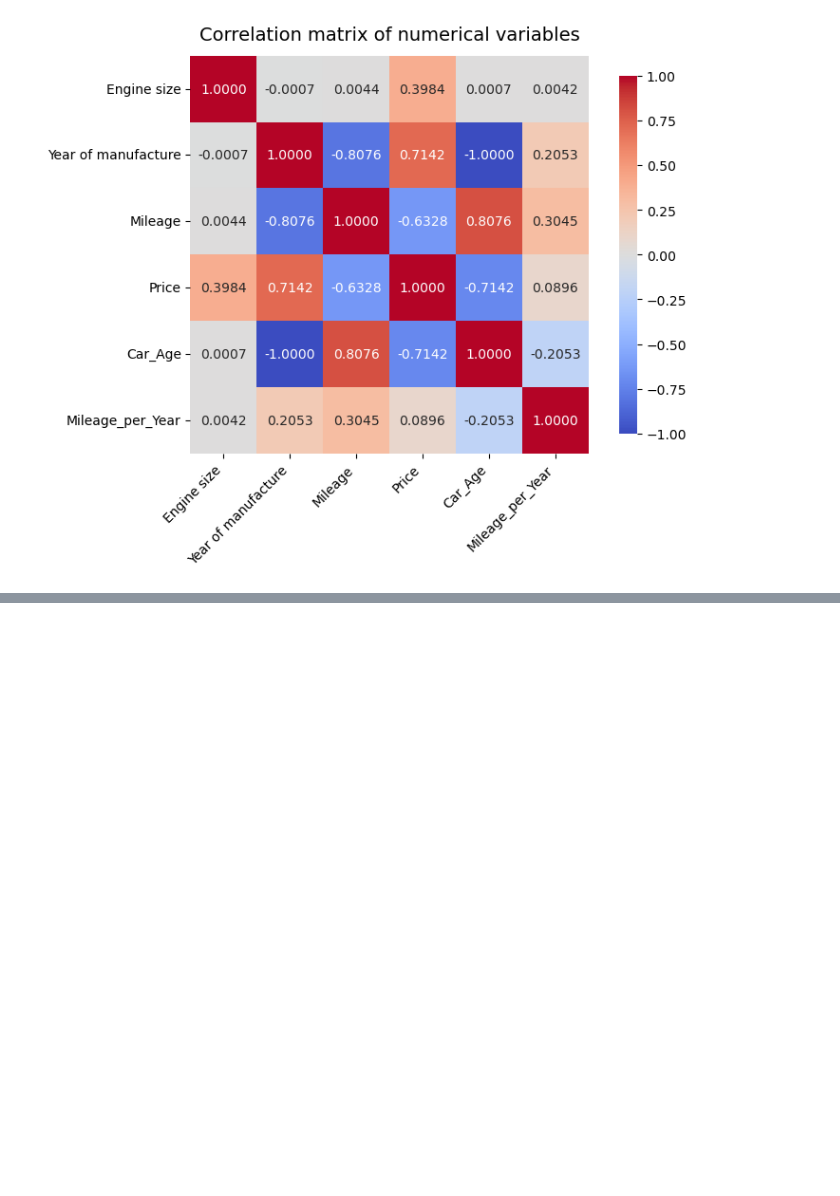
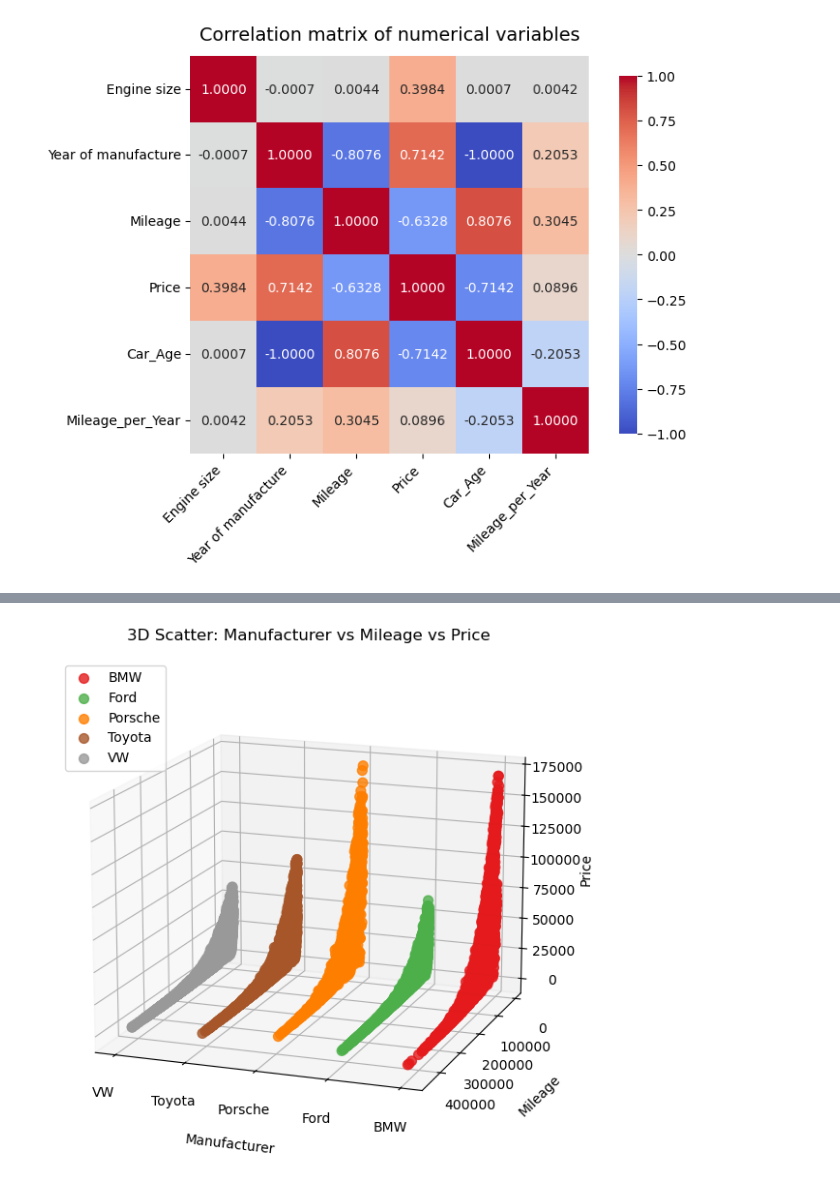
Before and after one commit to ajenee1/Car-price-prediction, a Jupyter notebook: data_mgmt.ipynb, the cells around one changed output, grey strips where cells are left out. Drawn from its saved outputs; the diff is of its cells as text; code cells hidden in the pictures; blank space fills up the shorter version.

```diff
--- a/data_mgmt.ipynb
+++ b/data_mgmt.ipynb
@@ -297,0 +313,52 @@ DATA VISUALIZATION
+# %%
+"3DScatterPlot Price vs Milage vs Manufacturer "
+plot_df = df[['Mileage', 'Price', 'Manufacturer']].dropna()
+fig = plt.figure(figsize=(9, 7))
+ax = fig.add_subplot(111, projection='3d')
+
+# X: Manufacturer
+x_vals = plot_df['Manufacturer']
+cats = pd.Categorical(x_vals)
+x = cats.codes
+ax.set_xticks(range(len(cats.categories)))
+ax.set_xticklabels(cats.categories)
+
+# Y: Mileage
+y = plot_df['Mileage'].values
+
+# Z: Price
+z = plot_df['Price'].values
+
+# Create color map for different manufacturers
+colors = plt.cm.Set1(np.linspace(0, 1, len(cats.categories)))
+color_map = {i: colors[i] for i in range(len(cats.categories))}
+for i, manufacturer in enumerate(cats.categories):
+    mask = x == i
+    ax.scatter(x[mask], y[mask], z[mask],
+              c=[color_map[i]],
+              alpha=0.8,
+              label=manufacturer,
+              s=50)
+
+# Labels
+ax.set_xlabel('Manufacturer', labelpad=20)
+ax.set_ylabel('Mileage', labelpad=20)
+ax.set_zlabel('Price', labelpad=11)  # Increased padding even more
+
+ax.zaxis.set_ticks_position('lower')
+ax.zaxis.set_label_position('lower')
+
+ax.view_init(elev=15, azim=110)
+
+ax.tick_params(axis='x', pad=10)
+ax.tick_params(axis='y', pad=10)
+ax.tick_params(axis='z', pad=8)
+
+# Add legend
+ax.legend(loc='upper left', bbox_to_anchor=(0.02, 0.98))
+ax.set_title('3D Scatter: Manufacturer vs Mileage vs Price')
+ax.grid(True)
+plt.tight_layout(pad=3.0)
+plt.show()
+# %% [output]
+[figure, added]
```
Also changed, not shown: parts of 4 cells of this notebook, 9 other files.
